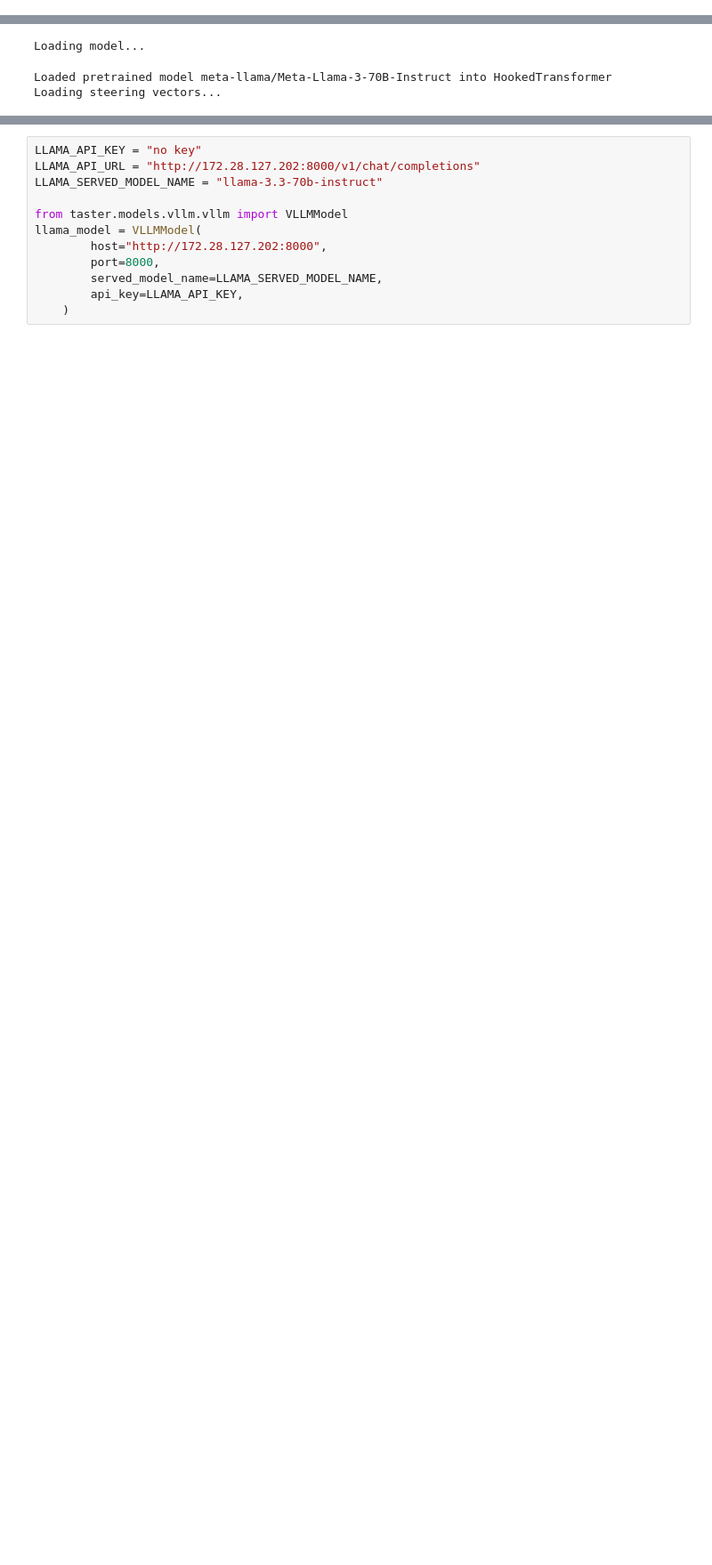
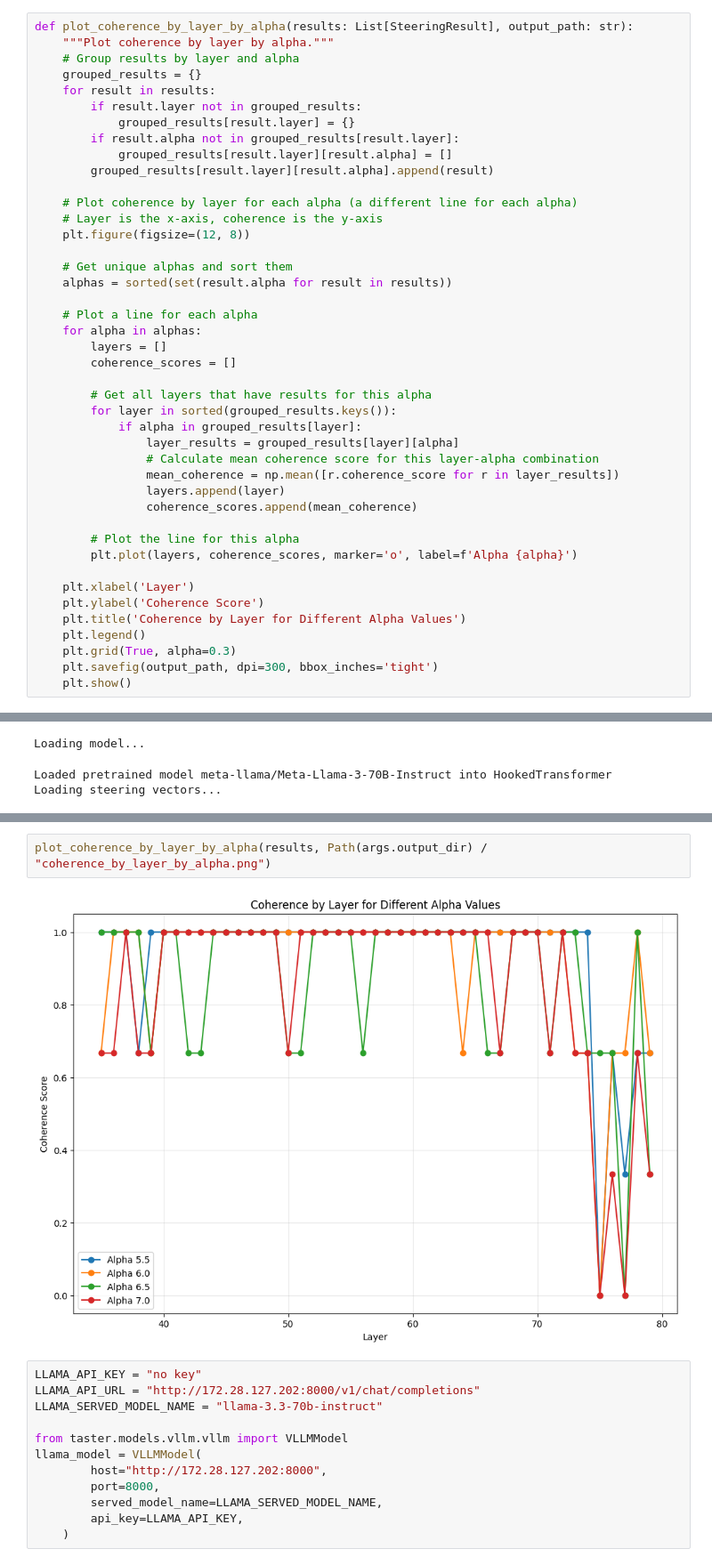
Before and after one commit to govindramesh/steer-llama, a Jupyter notebook: lawrence-steer/steer_model.ipynb, the cells around one changed output, grey strips where cells are left out. Shown: that part at 89% size. Saved outputs shown, nothing was run; the diff lists cells and outputs as text; blank space fills up the shorter version.

```diff
--- a/lawrence-steer/steer_model.ipynb
+++ b/lawrence-steer/steer_model.ipynb
@@ -352,2 +414,45 @@ def save_results(results: List[SteeringResult], output_path: str):
+# %%
+def plot_coherence_by_layer_by_alpha(results: List[SteeringResult], output_path: str):
+    """Plot coherence by layer by alpha."""
+    # Group results by layer and alpha
+    grouped_results = {}
+    for result in results:
+        if result.layer not in grouped_results:
+            grouped_results[result.layer] = {}
+        if result.alpha not in grouped_results[result.layer]:
+            grouped_results[result.layer][result.alpha] = []
+        grouped_results[result.layer][result.alpha].append(result)
+
+    # Plot coherence by layer for each alpha (a different line for each alpha)
+    # Layer is the x-axis, coherence is the y-axis
+    plt.figure(figsize=(12, 8))
+
+    # Get unique alphas and sort them
+    alphas = sorted(set(result.alpha for result in results))
+
+    # Plot a line for each alpha
+    for alpha in alphas:
+        layers = []
+        coherence_scores = []
+
+        # Get all layers that have results for this alpha
+        for layer in sorted(grouped_results.keys()):
+            if alpha in grouped_results[layer]:
+                layer_results = grouped_results[layer][alpha]
+                # Calculate mean coherence score for this layer-alpha combination
+                mean_coherence = np.mean([r.coherence_score for r in layer_results])
+                layers.append(layer)
+                coherence_scores.append(mean_coherence)
+
+        # Plot the line for this alpha
+        plt.plot(layers, coherence_scores, marker='o', label=f'Alpha {alpha}')
+
+    plt.xlabel('Layer')
+    plt.ylabel('Coherence Score')
+    plt.title('Coherence by Layer for Different Alpha Values')
+    plt.legend()
+    plt.grid(True, alpha=0.3)
+    plt.savefig(output_path, dpi=300, bbox_inches='tight')
+    plt.show()
 # %%
 import sys
@@ -485,3 +557,7 @@ Average trait score (coherent responses): 0.0
+# %%
+plot_coherence_by_layer_by_alpha(results, Path(args.output_dir) / "coherence_by_layer_by_alpha.png")
+# %% [output]
+[figure, added]
 # %%
 LLAMA_API_KEY = "no key"
 LLAMA_API_URL = "http://172.28.127.202:8000/v1/chat/completions"
```
Also changed, not shown: parts of 12 cells of this notebook, 18 other files.
